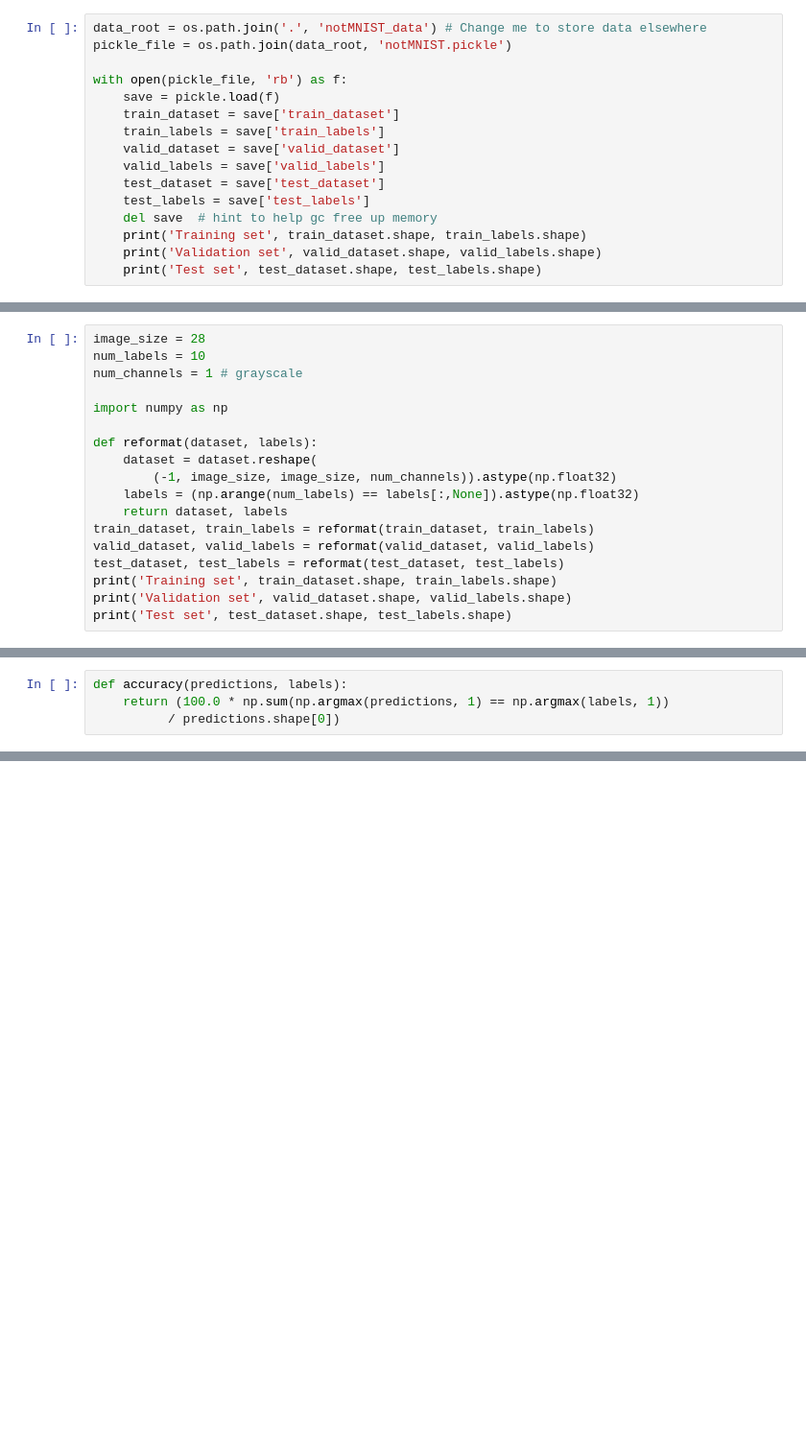
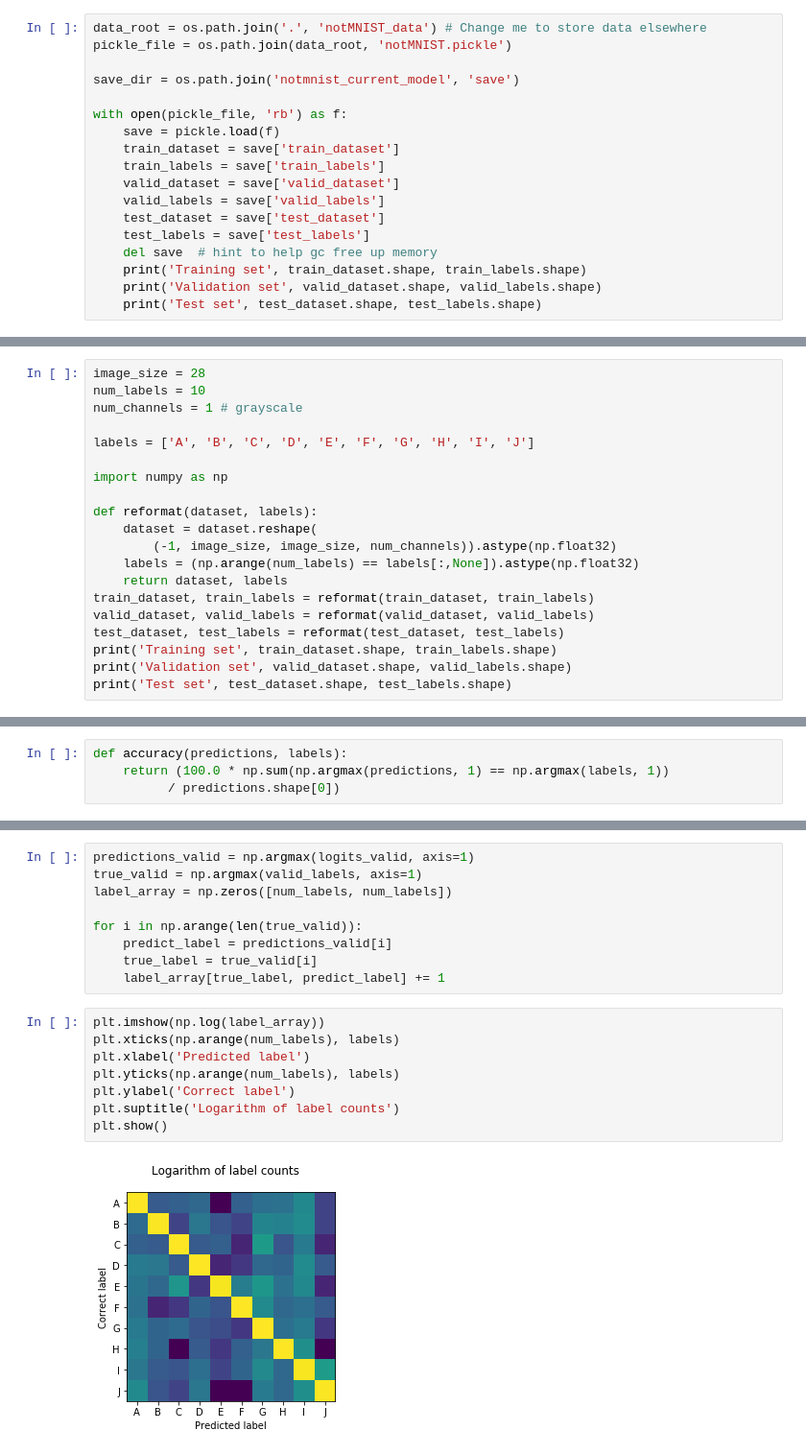
Before and after one commit to KhanShabnam/AnalyzeThis_2017_AI_Challenge, a Jupyter notebook: notmnist_conv_pretrained.ipynb, the cells around one changed output, grey strips where cells are left out. Shown at 96% size. Cells and saved outputs as stored; diff of their text form; blank space fills up the shorter version.

```diff
--- a/notmnist_conv_pretrained.ipynb
+++ b/notmnist_conv_pretrained.ipynb
@@ -11,6 +11,8 @@ from six.moves import range
 # %%
 data_root = os.path.join('.', 'notMNIST_data') # Change me to store data elsewhere
 pickle_file = os.path.join(data_root, 'notMNIST.pickle')
+
+save_dir = os.path.join('notmnist_current_model', 'save')
 
 with open(pickle_file, 'rb') as f:
     save = pickle.load(f)
@@ -32,6 +34,8 @@ Test set (10000, 28, 28) (10000,)
 image_size = 28
 num_labels = 10
 num_channels = 1 # grayscale
+
+labels = ['A', 'B', 'C', 'D', 'E', 'F', 'G', 'H', 'I', 'J']
 
 import numpy as np
 
@@ -97,0 +114,19 @@ valid accuracy 0.8599
+# %%
+predictions_valid = np.argmax(logits_valid, axis=1)
+true_valid = np.argmax(valid_labels, axis=1)
+label_array = np.zeros([num_labels, num_labels])
+
+for i in np.arange(len(true_valid)):
+    predict_label = predictions_valid[i]
+    true_label = true_valid[i]
+    label_array[true_label, predict_label] += 1
+# %%
+plt.imshow(np.log(label_array))
+plt.xticks(np.arange(num_labels), labels)
+plt.xlabel('Predicted label')
+plt.yticks(np.arange(num_labels), labels)
+plt.ylabel('Correct label')
+plt.suptitle('Logarithm of label counts')
+plt.show()
+# %% [output]
+[figure, added]
```
Also changed, not shown: parts of 6 cells of this notebook, 12 other files.
